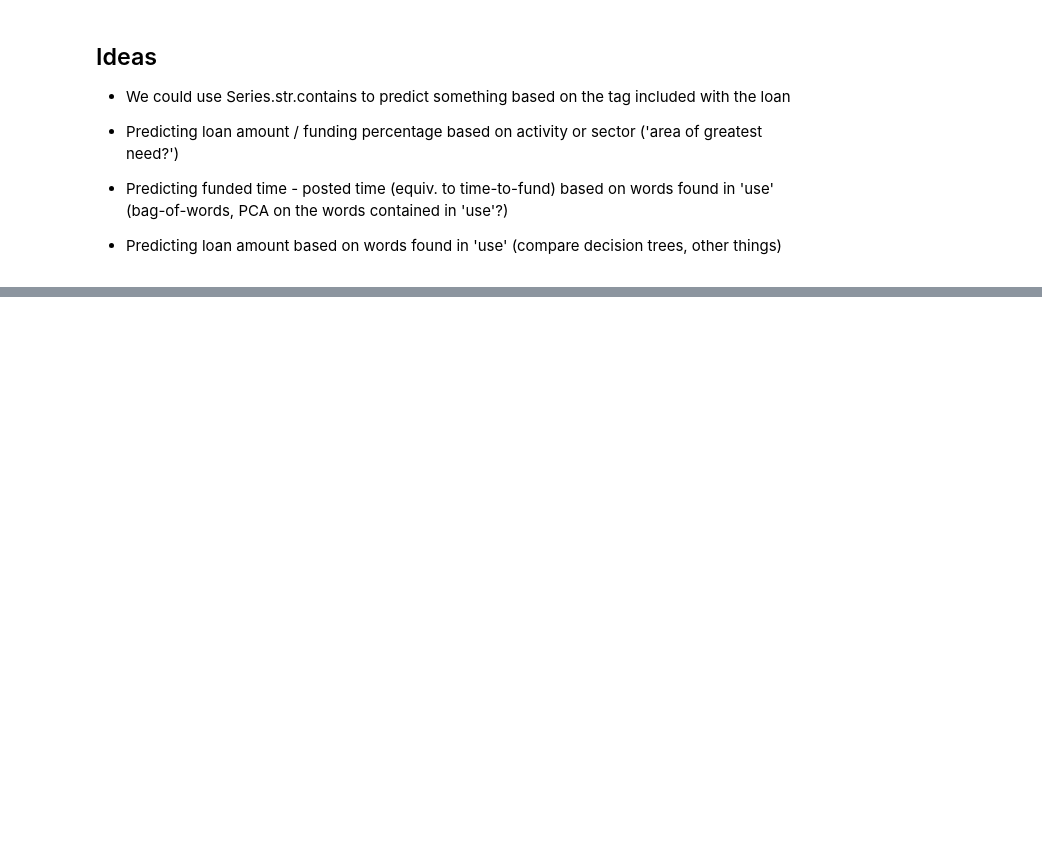
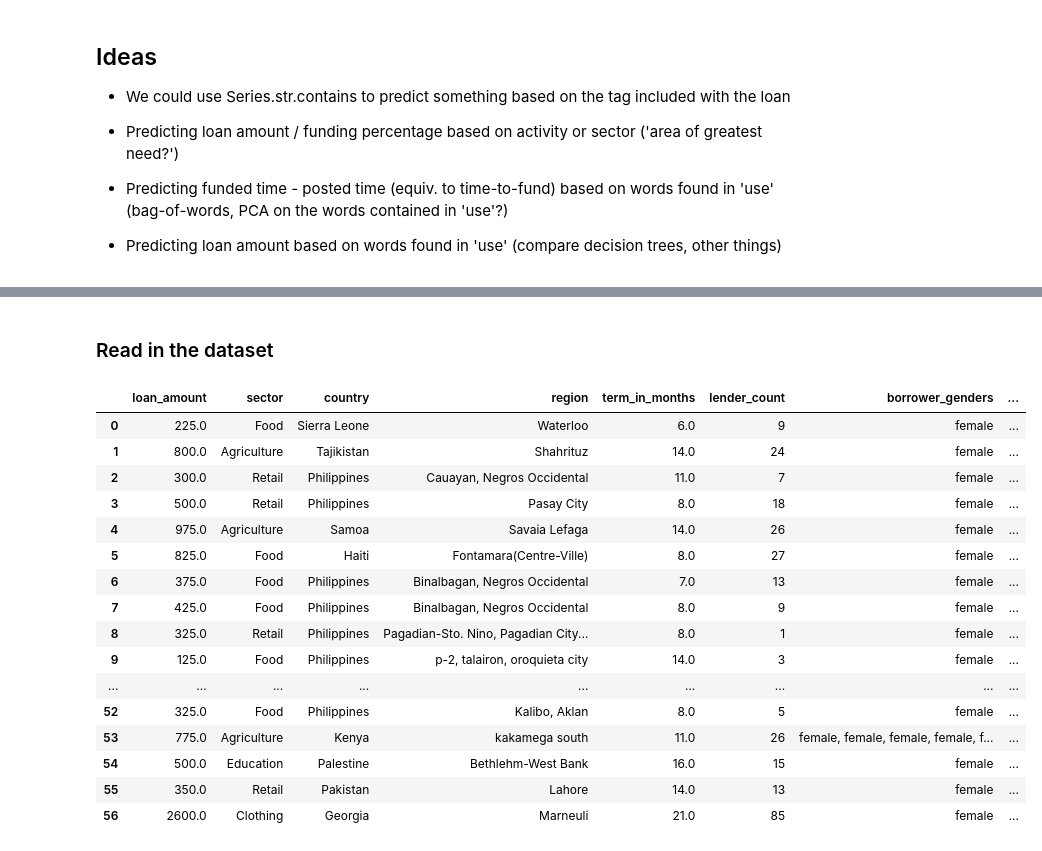
Before and after one commit to khangvtran/kiva, a Jupyter notebook: Exploratory.ipynb, the cells around one changed output, grey strips where cells are left out. Drawn from its saved outputs; the diff is of its cells as text; code cells hidden in the pictures; blank space fills up the shorter version.

```diff
--- a/Exploratory.ipynb
+++ b/Exploratory.ipynb
@@ -180,0 +296,43 @@ array(['user_favorite,', 'user_favorite', '#Elderly,', '#Woman', 'Owned',
+# %% [markdown]
+### Read in the dataset
+# %%
+df_loans = pd.read_csv("data/kiva_loans.csv")
+# %%
+df = df_loans.sample(n=10000, random_state=0)
+df.reset_index(inplace=True, drop = True)
+# %%
+features_to_be_dropped = ['id', 'funded_amount', 'activity', 'use', 'country_code',
+                          'currency', 'partner_id', 'posted_time', 'disbursed_time',
+                          'funded_time', 'tags', 'date']
+df.drop(features_to_be_dropped, axis = 1, inplace=True)
+df.dropna(inplace=True)
+# %%
+def countGender(row):
+    gender_string = row['borrower_genders']
+    f_count = len(re.findall(pattern = 'female', string = gender_string))
+    m_count = len(re.findall(pattern = '[^a-zA-Z]+(male)', string = gender_string))
+    return(pd.Series([f_count, m_count]))
+
+
+# df.apply(lambda row: countGender(row), axis = 1)
+df[['female_count', 'male_count']]= df.apply(lambda row: countGender(row), axis = 1)
+# %%
+df.head(50)
+# %% [output]
+|  | loan_amount | sector | country | region | term_in_months | lender_count | borrower_genders | ... |
+| 0 | 225.0 | Food | Sierra Leone | Waterloo | 6.0 | 9 | female | ... |
+| 1 | 800.0 | Agriculture | Tajikistan | Shahrituz | 14.0 | 24 | female | ... |
+| 2 | 300.0 | Retail | Philippines | Cauayan, Negros Occidental | 11.0 | 7 | female | ... |
+| 3 | 500.0 | Retail | Philippines | Pasay City | 8.0 | 18 | female | ... |
+| 4 | 975.0 | Agriculture | Samoa | Savaia Lefaga | 14.0 | 26 | female | ... |
+| 5 | 825.0 | Food | Haiti | Fontamara(Centre-Ville) | 8.0 | 27 | female | ... |
+| 6 | 375.0 | Food | Philippines | Binalbagan, Negros Occidental | 7.0 | 13 | female | ... |
+| 7 | 425.0 | Food | Philippines | Binalbagan, Negros Occidental | 8.0 | 9 | female | ... |
+| 8 | 325.0 | Retail | Philippines | Pagadian-Sto. Nino, Pagadian City... | 8.0 | 1 | female | ... |
+| 9 | 125.0 | Food | Philippines | p-2, talairon, oroquieta city | 14.0 | 3 | female | ... |
+| ... | ... | ... | ... | ... | ... | ... | ... | ... |
+| 52 | 325.0 | Food | Philippines | Kalibo, Aklan | 8.0 | 5 | female | ... |
+| 53 | 775.0 | Agriculture | Kenya | kakamega south | 11.0 | 26 | female, female, female, female, f... | ... |
+| 54 | 500.0 | Education | Palestine | Bethlehm-West Bank | 16.0 | 15 | female | ... |
+| 55 | 350.0 | Retail | Pakistan | Lahore | 14.0 | 13 | female | ... |
+| 56 | 2600.0 | Clothing | Georgia | Marneuli | 21.0 | 85 | female | ... |
```
Also changed, not shown: parts of 22 cells of this notebook.
